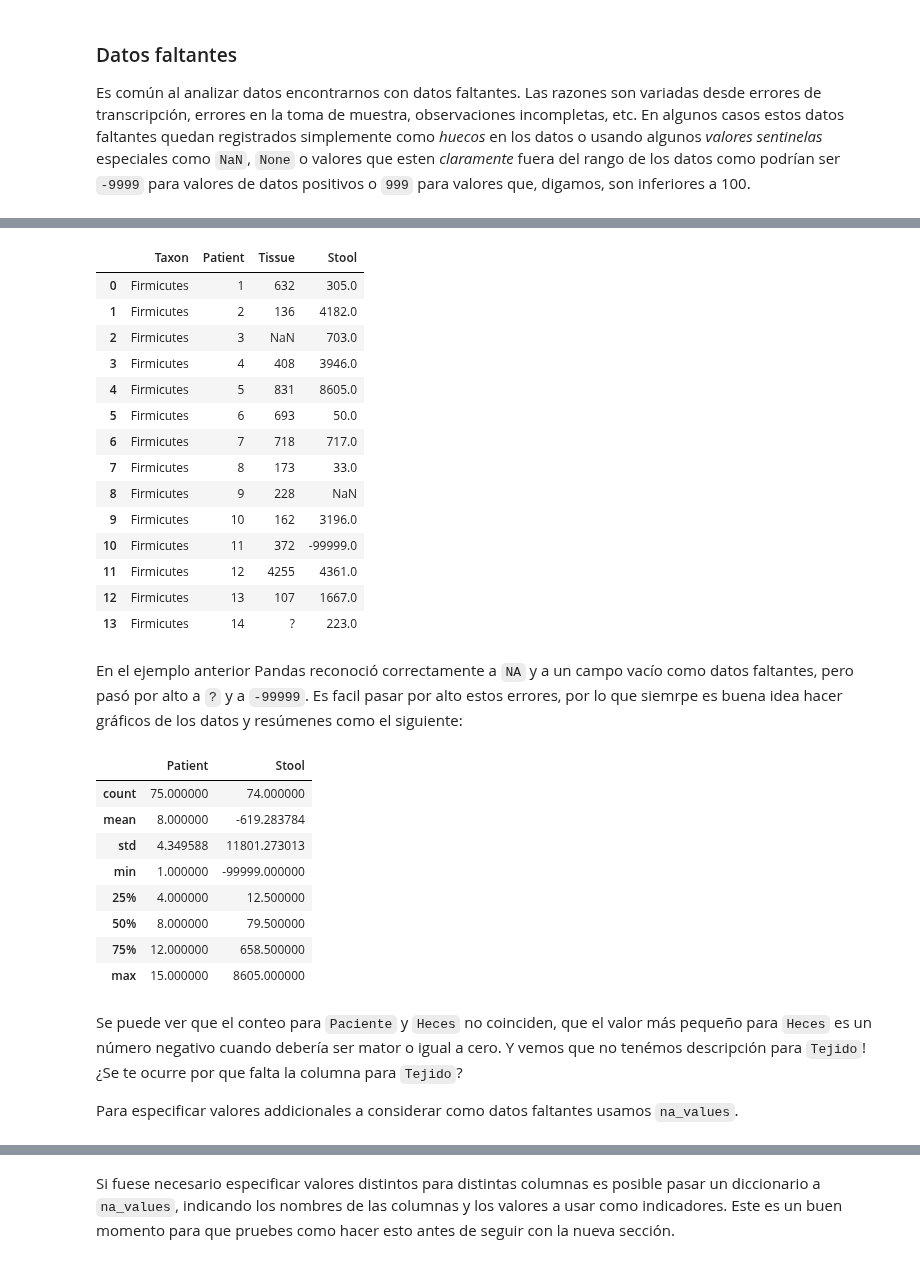
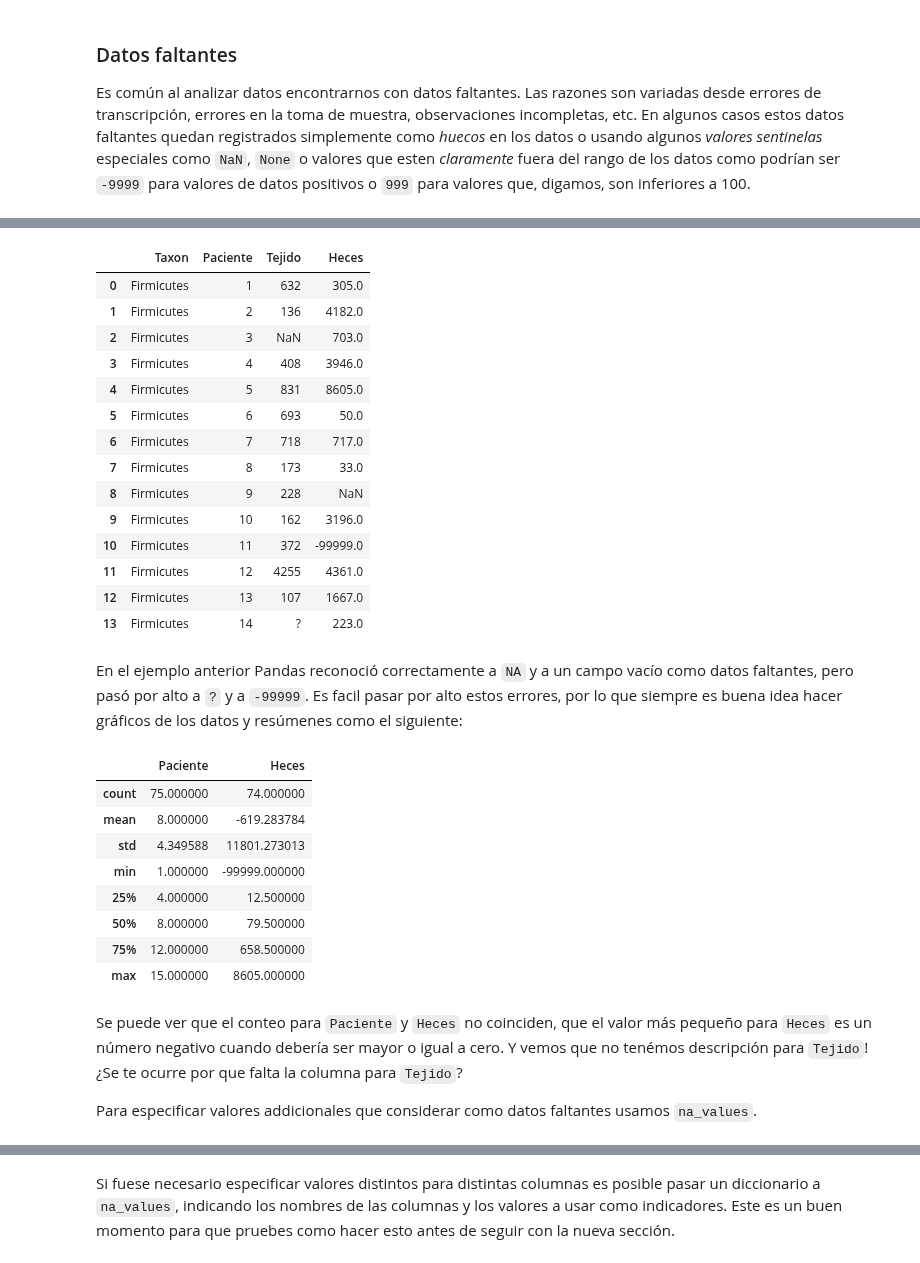
Before and after one commit to danzaconloros/intro_ciencia_de_datos, a Jupyter notebook: 03_Manipulación_de_datos_y_Pandas.ipynb, the cells around one changed output, grey strips where cells are left out. Drawn from its saved outputs; the diff is of its cells as text; code cells hidden in the pictures.

```diff
--- a/03_Manipulación_de_datos_y_Pandas.ipynb
+++ b/03_Manipulación_de_datos_y_Pandas.ipynb
@@ -547,10 +539,10 @@ Firmicutes,7,718,717
 Firmicutes,8,173,33
 Firmicutes,9,228,NA
 # %%
-mbm = pd.read_csv('datos/microbiome_missing.csv')
+mbm = pd.read_csv('datos/microbioma_faltantes.csv')
 mbm.head(14)
 # %% [output]
-|  | Taxon | Patient | Tissue | Stool |
+|  | Taxon | Paciente | Tejido | Heces |
 | 0 | Firmicutes | 1 | 632 | 305.0 |
 | 1 | Firmicutes | 2 | 136 | 4182.0 |
 | 2 | Firmicutes | 3 | NaN | 703.0 |
@@ -566,11 +558,11 @@ mbm.head(14)
 | 12 | Firmicutes | 13 | 107 | 1667.0 |
 | 13 | Firmicutes | 14 | ? | 223.0 |
 # %% [markdown]
-En el ejemplo anterior Pandas reconoció correctamente a `NA` y a un campo vacío como datos faltantes, pero pasó por alto a `?` y a `-99999`. Es facil pasar por alto estos errores, por lo que siemrpe es buena idea hacer gráficos de los datos y resúmenes como el siguiente:
+En el ejemplo anterior Pandas reconoció correctamente a `NA` y a un campo vacío como datos faltantes, pero pasó por alto a `?` y a `-99999`. Es facil pasar por alto estos errores, por lo que siempre es buena idea hacer gráficos de los datos y resúmenes como el siguiente:
 # %%
 mbm.describe()
 # %% [output]
-|  | Patient | Stool |
+|  | Paciente | Heces |
 | count | 75.000000 | 74.000000 |
 | mean | 8.000000 | -619.283784 |
 | std | 4.349588 | 11801.273013 |
@@ -580,7 +572,7 @@ mbm.describe()
 | 75% | 12.000000 | 658.500000 |
 | max | 15.000000 | 8605.000000 |
 # %% [markdown]
-Se puede ver que el conteo para `Paciente` y `Heces` no coinciden, que el valor más pequeño para `Heces` es un número negativo cuando debería ser mator o igual a cero. Y vemos que no tenémos descripción para `Tejido`! ¿Se te ocurre por que falta la columna para `Tejido`?
+Se puede ver que el conteo para `Paciente` y `Heces` no coinciden, que el valor más pequeño para `Heces` es un número negativo cuando debería ser mayor o igual a cero. Y vemos que no tenémos descripción para `Tejido`! ¿Se te ocurre por que falta la columna para `Tejido`?
 
-Para especificar valores addicionales a considerar como datos faltantes usamos `na_values`.
+Para especificar valores addicionales que considerar como datos faltantes usamos `na_values`.
 # %%
```
Also changed, not shown: parts of 28 cells of this notebook, 2 other files.
